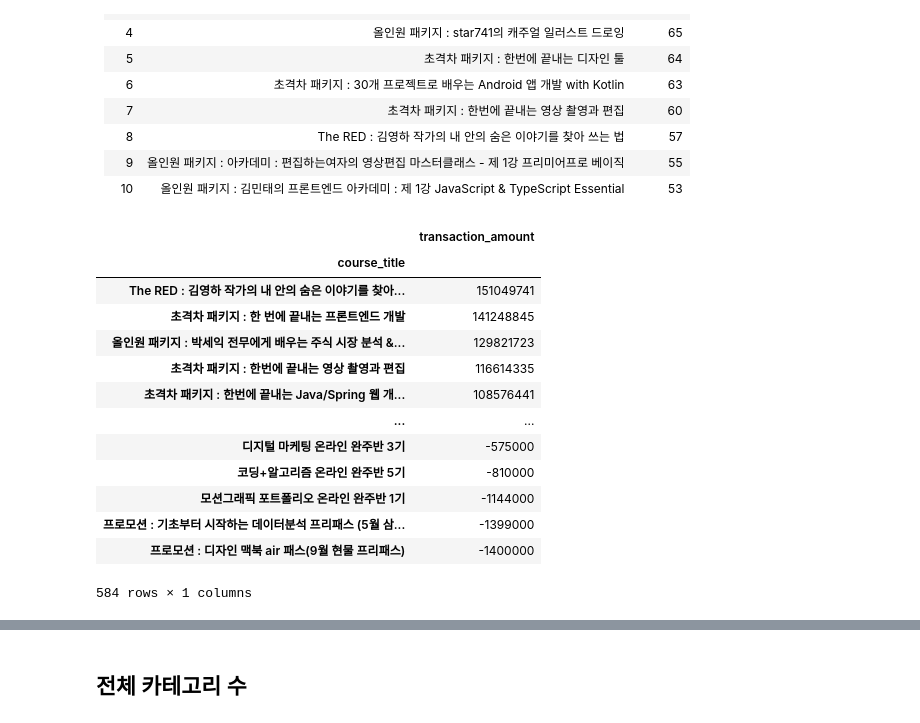
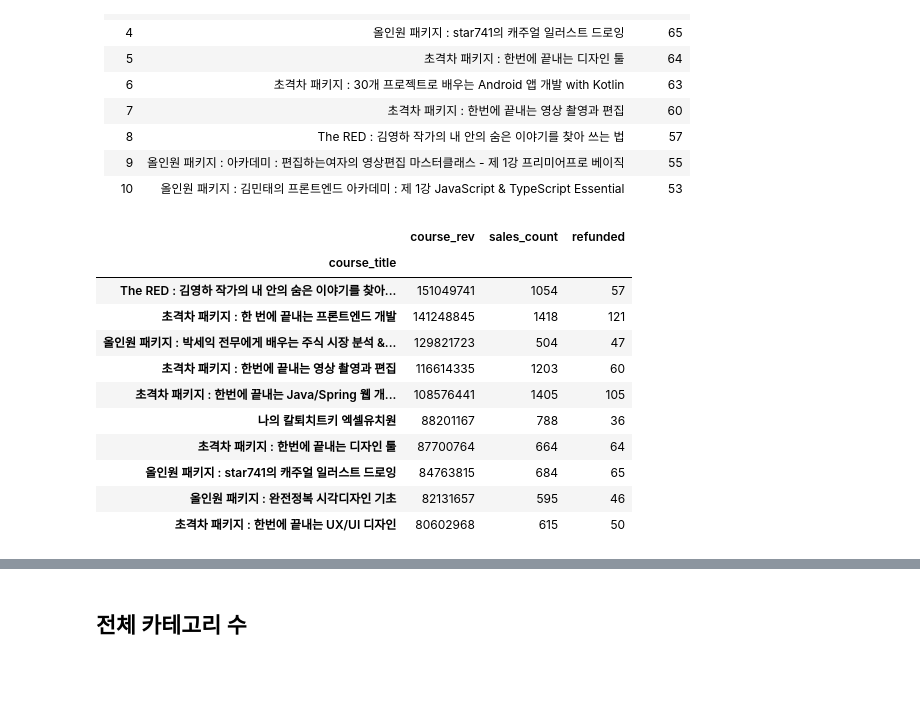
Before and after one commit to jbkim0530/Fast-campus-EDA, a Jupyter notebook: bobjo_visualization_jin.ipynb, the cells around one changed output, grey strips where cells are left out. Saved outputs shown, nothing was run; the diff lists cells and outputs as text; code cells hidden in the pictures; blank space fills up the shorter version.

```diff
--- a/bobjo_visualization_jin.ipynb
+++ b/bobjo_visualization_jin.ipynb
@@ -10,6 +10,9 @@ plt.rcParams['font.family'] = 'NanumGothic'
 # %%
 # 파일 불러오기
 df = pd.read_csv('./2022-06-29_last_bab.csv')
+# %%
+# miner한 전처리
+df.loc[(df.category_title == '데이터 사이언스'), 'category_title'] = '데이터사이언스'
 # %% [markdown]
 # OVER VIEW
 # %%
@@ -496,5 +530,7 @@ ofc_courses.sum()
 # %%
 # Top 10 강의 판매건 수
 course_sales_count = rev[rev.type == 'PAYMENT'].course_title.value_counts()
-pd.DataFrame(course_sales_count)[:10]
+course_sales_count = pd.DataFrame(course_sales_count)
+course_sales_count.columns = ['sales_count']
+course_sales_count[:10]
 # %% [output]
@@ -528,5 +564,6 @@ pd.DataFrame(course_sales_count)[:10]
 # Top 10 강의 판매건 수
 course_rev = rev.groupby('course_title').sum()['transaction_amount'].sort_values(ascending=False)
 course_rev = pd.DataFrame(course_rev)
+course_rev.columns = ['course_rev']
 course_rev[:10]
 # %% [output]
@@ -587,5 +624,7 @@ dtype: float64
 # %%
 # 매출 Top 10 강의 환불건 수
 course_rf = rev[rev.type == 'REFUND'].course_title.value_counts()
-pd.DataFrame(course_rf)[:10]
+course_rf = pd.DataFrame(course_rf)
+course_rf.columns = ['refunded']
+course_rf[:10]
 # %% [output]
@@ -614,19 +672,22 @@ pd.DataFrame(course_rf)[:10]
 |9|올인원 패키지 : 아카데미 : 편집하는여자의 영상편집 마스터클래스 - 제 1강 프리미어프로 베이직	|55|
 |10|올인원 패키지 : 김민태의 프론트엔드 아카데미 : 제 1강 JavaScript & TypeScript Essential	|53|
 # %%
-course_rev
+# 매출, 판매수, 환불 건을 join해 새로운 테이블 생성
+course_rev_sales_rf = course_rev.join(course_sales_count).join(course_rf)
+course_rev_sales_rf = course_rev_sales_rf.fillna(0)
+course_rev_sales_rf = course_rev_sales_rf.astype('int')
+# course_rev_sales_rf.drop(course_rev_sales_rf.course_rev < 0)
+course_rev_sales_rf[:10]
 # %% [output]
-|  | transaction_amount |
-| course_title |  |
-| The RED : 김영하 작가의 내 안의 숨은 이야기를 찾아... | 151049741 |
-| 초격차 패키지 : 한 번에 끝내는 프론트엔드 개발 | 141248845 |
-| 올인원 패키지 : 박세익 전무에게 배우는 주식 시장 분석 &... | 129821723 |
-| 초격차 패키지 : 한번에 끝내는 영상 촬영과 편집 | 116614335 |
-| 초격차 패키지 : 한번에 끝내는 Java/Spring 웹 개... | 108576441 |
-| ... | ... |
-| 디지털 마케팅 온라인 완주반 3기 | -575000 |
-| 코딩+알고리즘 온라인 완주반 5기 | -810000 |
-| 모션그래픽 포트폴리오 온라인 완주반 1기 | -1144000 |
-| 프로모션 : 기초부터 시작하는 데이터분석 프리패스 (5월 삼... | -1399000 |
-| 프로모션 : 디자인 맥북 air 패스(9월 현물 프리패스) | -1400000 |
+|  | course_rev | sales_count | refunded |
+| course_title |  |  |  |
+| The RED : 김영하 작가의 내 안의 숨은 이야기를 찾아... | 151049741 | 1054 | 57 |
+| 초격차 패키지 : 한 번에 끝내는 프론트엔드 개발 | 141248845 | 1418 | 121 |
+| 올인원 패키지 : 박세익 전무에게 배우는 주식 시장 분석 &... | 129821723 | 504 | 47 |
+| 초격차 패키지 : 한번에 끝내는 영상 촬영과 편집 | 116614335 | 1203 | 60 |
+| 초격차 패키지 : 한번에 끝내는 Java/Spring 웹 개... | 108576441 | 1405 | 105 |
+| 나의 칼퇴치트키 엑셀유치원 | 88201167 | 788 | 36 |
+| 초격차 패키지 : 한번에 끝내는 디자인 툴 | 87700764 | 664 | 64 |
+| 올인원 패키지 : star741의 캐주얼 일러스트 드로잉 | 84763815 | 684 | 65 |
+| 올인원 패키지 : 완전정복 시각디자인 기초 | 82131657 | 595 | 46 |
+| 초격차 패키지 : 한번에 끝내는 UX/UI 디자인 | 80602968 | 615 | 50 |
-584 rows × 1 columns
```
Also changed, not shown: parts of 22 cells of this notebook.
